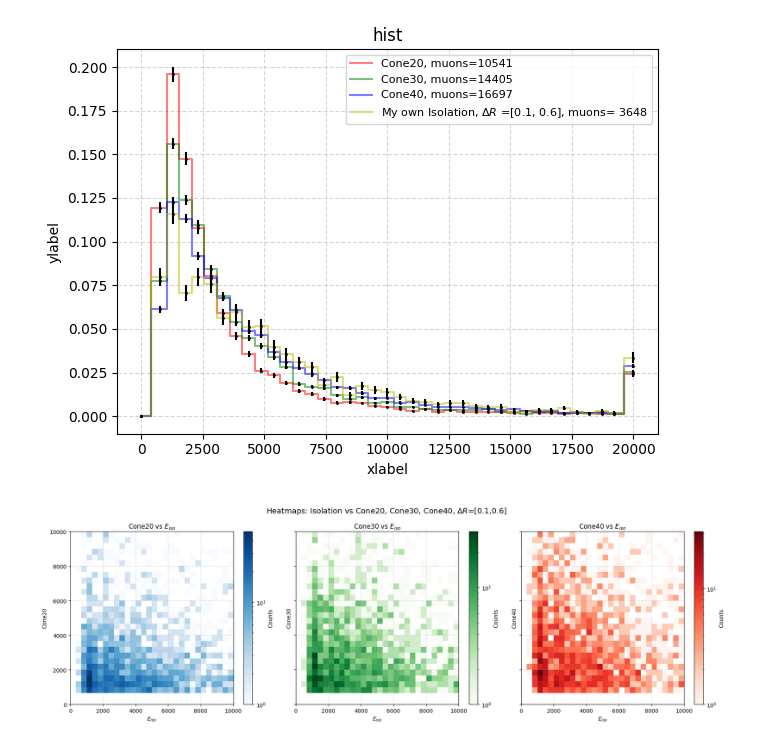
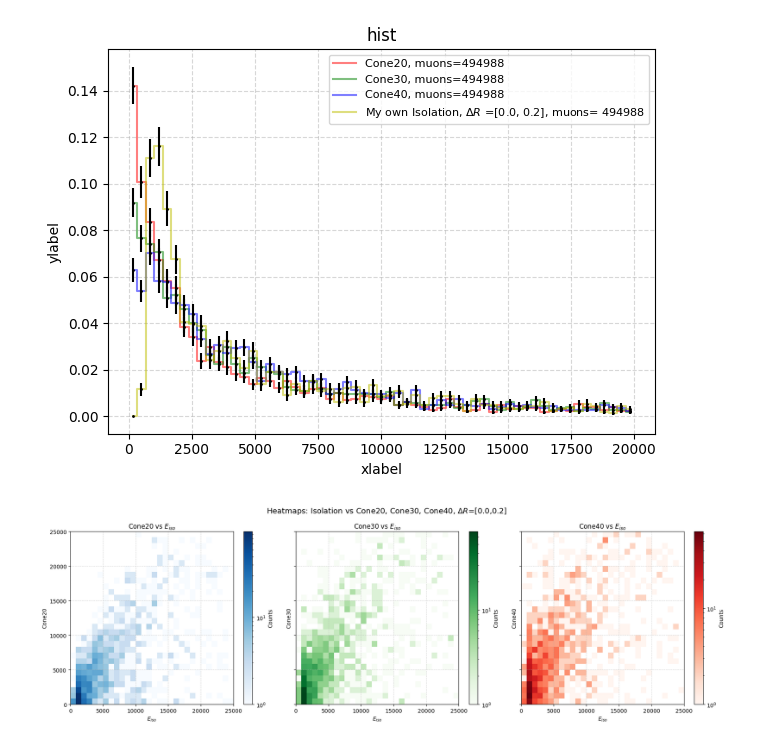
Before and after one commit to Ruba18-Code/BSc-Thesis-LVL1-trigger-for-isolated-muons-at-ATLAS, a Jupyter notebook: TopoEtcone.ipynb, the cells around one changed output. Drawn from its saved outputs; the diff is of its cells as text; code cells hidden in the pictures.

Commit message:
Modified iso function to include zeros intead of empty

```diff
--- a/TopoEtcone.ipynb
+++ b/TopoEtcone.ipynb
@@ -42,44 +42,55 @@ ZeroBias_phi=ZeroBias_phi[mask]
 cone20=energy_cut_with_empty(MuonTree_ZeroBias["muon_pt"].array(), MuonTree_ZeroBias["muon_topoEtCone20"].array())
 cone30=energy_cut_with_empty(MuonTree_ZeroBias["muon_pt"].array(), MuonTree_ZeroBias["muon_topoEtCone30"].array())
 cone40=energy_cut_with_empty(MuonTree_ZeroBias["muon_pt"].array(), MuonTree_ZeroBias["muon_topoEtCone40"].array())
+
+
+cone20=cone20[mask]
+cone30=cone30[mask]
+cone40=cone40[mask]
+
+cone20 = ak.fill_none(ak.pad_none(cone20, 1, clip=False), 0)
+cone30 = ak.fill_none(ak.pad_none(cone30, 1, clip=False), 0)
+cone40 = ak.fill_none(ak.pad_none(cone40, 1, clip=False), 0)
+# %%
+
+l1=len(ak.flatten(cone20))
+l2=len(ak.flatten(cone30))
+l3=len(ak.flatten(cone40))
+
+dr_min=0.0
+dr_max=0.2
+scaling=1.0
+res1=muon_isolation_all_events(MuonTree_ZeroBias, ZeroBias_eta, ZeroBias_phi, dr_min, dr_max,
+                            event_range=[0, len(ZeroBias_eta)], scaling=scaling)
+
+l4=len(ak.flatten(res1))
 # %%
 
-l1=len(ak.flatten(cone20))
-l2=len(ak.flatten(cone30))
-l3=len(ak.flatten(cone40))
-
-dr_min=0.1
-dr_max=0.6
-scaling=1.0
-res1=muon_isolation_all_events(MuonTree_ZeroBias, ZeroBias_eta, ZeroBias_phi, dr_min, dr_max,
-                            event_range=[0, len(ZeroBias_eta)], scaling=scaling)
-
-l4=len(ak.flatten(res1))
-
-bins=np.linspace(0, 20000, 40)
+bins=np.linspace(0.001, 20000, 60)
 coolplot([cone20, cone30, cone40, res1], bins,
          labels=[f"Cone20, muons={l1}", f"Cone30, muons={l2}",
                   f"Cone40, muons={l3}", rf"My own Isolation, $\Delta R$ =[{dr_min}, {dr_max}], muons= {l4}"]
-                  , colors=['r', 'g', 'b', 'y'], plot_show=False)
+                  , colors=['r', 'g', 'b', 'y'], plot_show=False, collect_overflow=False)
 plt.savefig('hist_cone_vs_my_iso.pdf', format='pdf')
 plt.show()
 # %% [output]
-[figure, old version]
+[figure, new version]
 # %%
+# Convert Awkward arrays to NumPy arrays
+cone20_np=ak.flatten(cone20).to_numpy()
+cone30_np=ak.flatten(cone30).to_numpy()
+cone40_np=ak.flatten(cone40).to_numpy()
 
-# Convert Awkward arrays to NumPy arrays
-cone20_np = ak.to_numpy(ak.flatten(cone20))
-cone30_np = ak.to_numpy(ak.flatten(cone30))
-cone40_np = ak.to_numpy(ak.flatten(cone40))
+
 res1_np = ak.flatten(res1).to_numpy()
 
 # Set up the figure and axes (1 row, 3 columns)
 fig, axs = plt.subplots(1, 3, figsize=(18, 6), sharey=True)
 
 bins = 30
-lim=10000
+lim=25000
 # Plot for cone20 vs res1 (Swapped axes)
-h1 = axs[0].hist2d(res1_np, cone20_np[:len(res1_np)], bins=bins, range=[[0, lim], [0, lim]],
+h1 = axs[0].hist2d(res1_np[(res1_np > 0) & (cone20_np > 0)], cone20_np[(res1_np > 0) & (cone20_np > 0)], bins=bins, range=[[0, lim], [0, lim]],
                    cmap="Blues", norm=plt.cm.colors.LogNorm())
 axs[0].set_xlim(0, lim)
 axs[0].set_ylim(0, lim)
@@ -90,33 +101,33 @@ fig.colorbar(h1[3], ax=axs[0], label='Counts')
 axs[0].set_title('Cone20 vs $E_{iso}$')
 
 # Plot for cone30 vs res1 (Swapped axes)
-h2 = axs[1].hist2d(res1_np, cone30_np[:len(res1_np)], bins=bins, range=[[0, lim], [0, lim]],
+h2 = axs[1].hist2d(res1_np[(res1_np > 0) & (cone30_np > 0)], cone30_np[(res1_np > 0) & (cone30_np > 0)], bins=bins, range=[[0, lim], [0, lim]],
                    cmap="Greens", norm=plt.cm.colors.LogNorm())
 axs[1].set_xlim(0, lim)
 axs[1].set_ylim(0, lim)
 axs[1].set_xlabel(r'$E_{iso}$')
 axs[1].set_ylabel(r'Cone30')
 axs[1].grid(alpha=0.5, linestyle="--")
 fig.colorbar(h2[3], ax=axs[1], label='Counts')
 axs[1].set_title('Cone30 vs $E_{iso}$')
 
 # Plot for cone40 vs res1 (Swapped axes)
-h3 = axs[2].hist2d(res1_np, cone40_np[:len(res1_np)], bins=bins, range=[[0, lim], [0, lim]],
+h3 = axs[2].hist2d(res1_np[(res1_np > 0) & (cone40_np > 0)], cone40_np[(res1_np > 0) & (cone40_np > 0)], bins=bins, range=[[0, lim], [0, lim]],
                    cmap="Reds", norm=plt.cm.colors.LogNorm())
 axs[2].set_xlim(0, lim)
 axs[2].set_ylim(0, lim)
 axs[2].set_xlabel(r'$E_{iso}$')
 axs[2].set_ylabel(r'Cone40')
 axs[2].grid(alpha=0.5, linestyle="--")
 fig.colorbar(h3[3], ax=axs[2], label='Counts')
 axs[2].set_title('Cone40 vs $E_{iso}$')
 
 # Adjust the layout and title
 fig.suptitle(rf"Heatmaps: Isolation vs Cone20, Cone30, Cone40, $\Delta R$=[{dr_min},{dr_max}]", fontsize=14)
 plt.tight_layout(rect=[0, 0.03, 1, 1])
 
 # Save and show the figure
 plt.savefig('heatmap_cone_vs_my_iso.pdf', format='pdf')
 plt.show()
 # %% [output]
-[figure, old version]
+[figure, new version]
```
Also changed, not shown: 13 other files.
